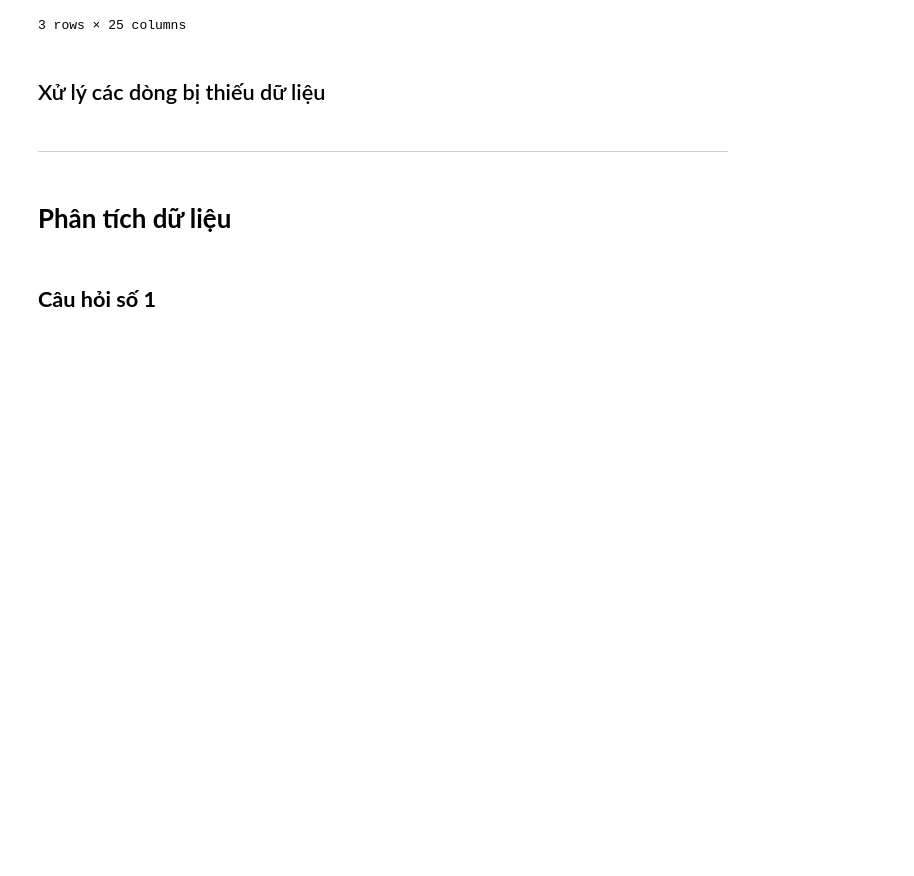
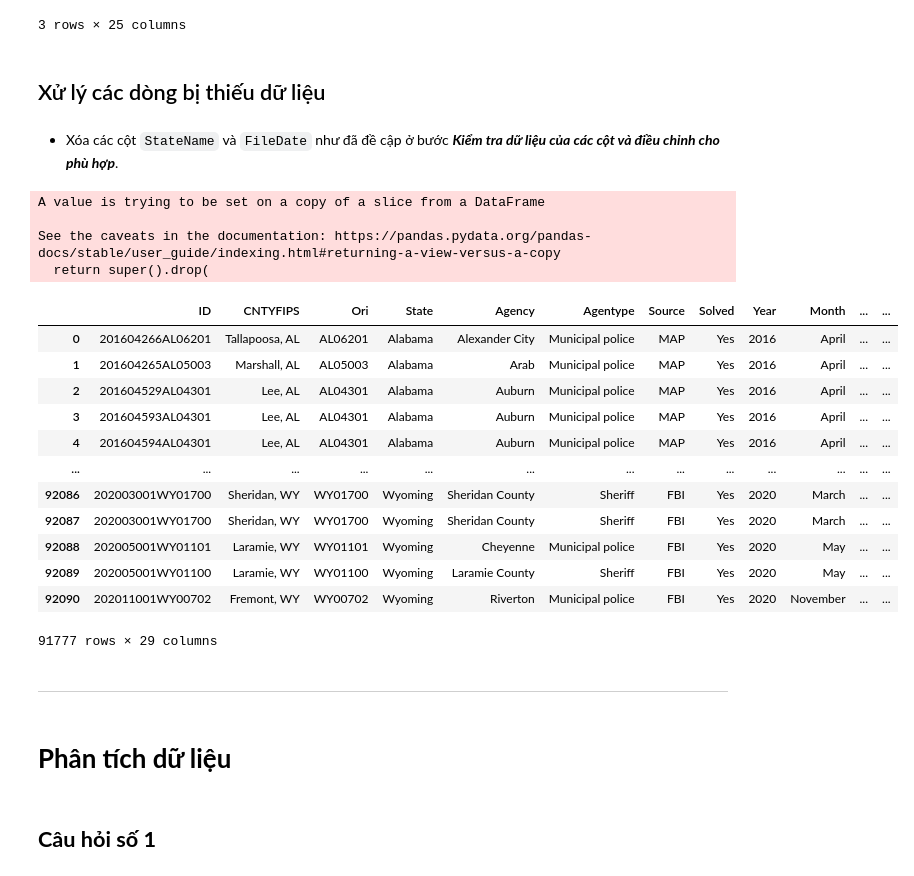
Before and after one commit to SangPhan852/P4DS_Project, a Jupyter notebook: 20127288_20127613.ipynb, the cells around one changed output. Saved outputs shown, nothing was run; the diff lists cells and outputs as text; code cells hidden in the pictures; blank space fills up the shorter version.

Commit message:
Handle rows with missing values

```diff
--- a/20127288_20127613.ipynb
+++ b/20127288_20127613.ipynb
@@ -340,6 +340,31 @@ cat_cols_distribution
 3 rows × 25 columns
 # %% [markdown]
 ## Xử lý các dòng bị thiếu dữ liệu
+# %% [markdown]
+- Xóa các cột `StateName` và `FileDate` như đã đề cập ở bước ***Kiểm tra dữ liệu của các cột và điều chỉnh cho phù hợp***.
+# %%
+homi_df.drop(columns = ['StateName', 'FileDate'], inplace=True)
+# %% [output]
+A value is trying to be set on a copy of a slice from a DataFrame
+
+See the caveats in the documentation: https://pandas.pydata.org/pandas-docs/stable/user_guide/indexing.html#returning-a-view-versus-a-copy
+  return super().drop(
+# %%
+homi_df
+# %% [output]
+|  | ID | CNTYFIPS | Ori | State | Agency | Agentype | Source | Solved | Year | Month | ... | ... |
+| 0 | 201604266AL06201 | Tallapoosa, AL | AL06201 | Alabama | Alexander City | Municipal police | MAP | Yes | 2016 | April | ... | ... |
+| 1 | 201604265AL05003 | Marshall, AL | AL05003 | Alabama | Arab | Municipal police | MAP | Yes | 2016 | April | ... | ... |
+| 2 | 201604529AL04301 | Lee, AL | AL04301 | Alabama | Auburn | Municipal police | MAP | Yes | 2016 | April | ... | ... |
+| 3 | 201604593AL04301 | Lee, AL | AL04301 | Alabama | Auburn | Municipal police | MAP | Yes | 2016 | April | ... | ... |
+| 4 | 201604594AL04301 | Lee, AL | AL04301 | Alabama | Auburn | Municipal police | MAP | Yes | 2016 | April | ... | ... |
+| ... | ... | ... | ... | ... | ... | ... | ... | ... | ... | ... | ... | ... |
+| 92086 | 202003001WY01700 | Sheridan, WY | WY01700 | Wyoming | Sheridan County | Sheriff | FBI | Yes | 2020 | March | ... | ... |
+| 92087 | 202003001WY01700 | Sheridan, WY | WY01700 | Wyoming | Sheridan County | Sheriff | FBI | Yes | 2020 | March | ... | ... |
+| 92088 | 202005001WY01101 | Laramie, WY | WY01101 | Wyoming | Cheyenne | Municipal police | FBI | Yes | 2020 | May | ... | ... |
+| 92089 | 202005001WY01100 | Laramie, WY | WY01100 | Wyoming | Laramie County | Sheriff | FBI | Yes | 2020 | May | ... | ... |
+| 92090 | 202011001WY00702 | Fremont, WY | WY00702 | Wyoming | Riverton | Municipal police | FBI | Yes | 2020 | November | ... | ... |
+91777 rows × 29 columns
 # %% [markdown]
 ---
 # %% [markdown]
```
